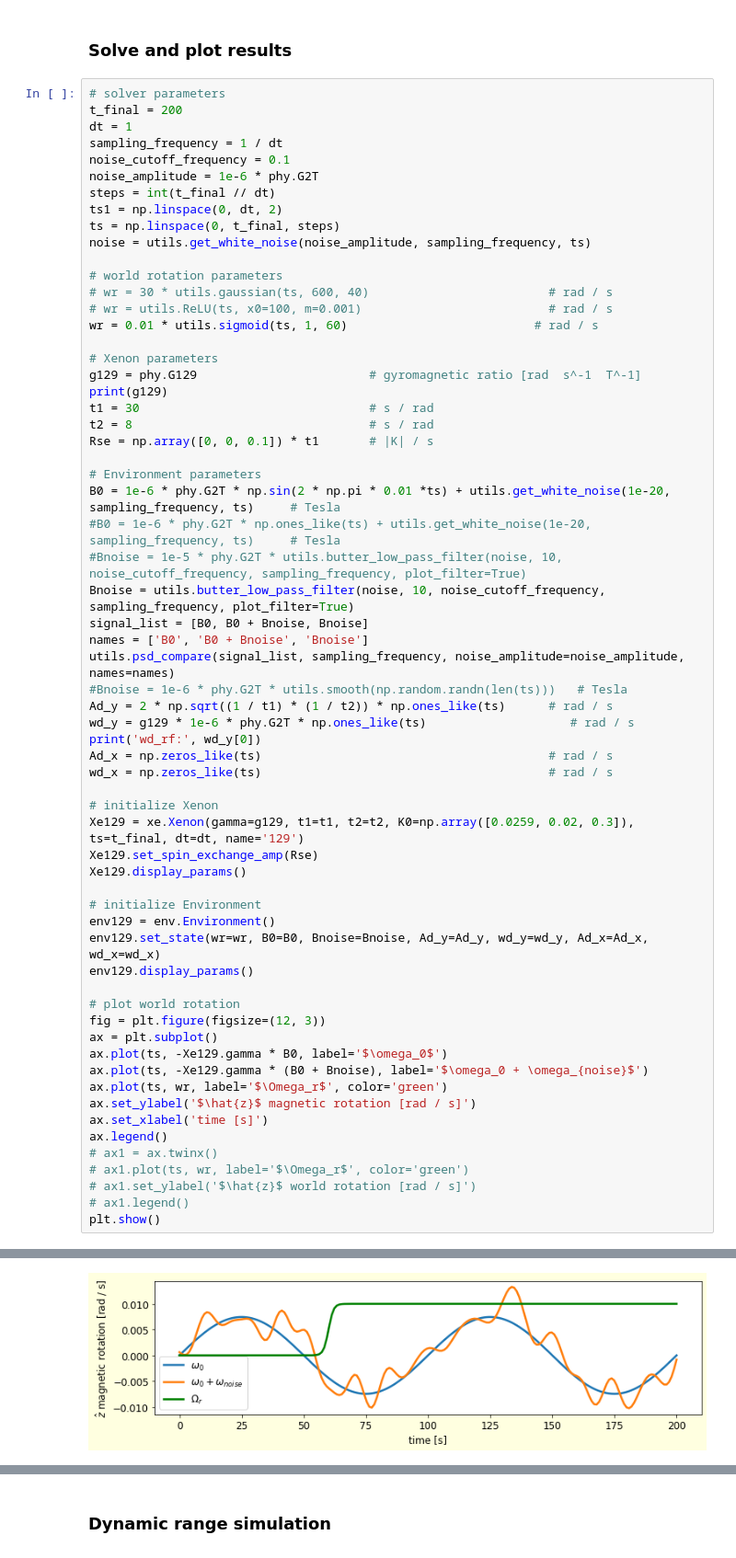
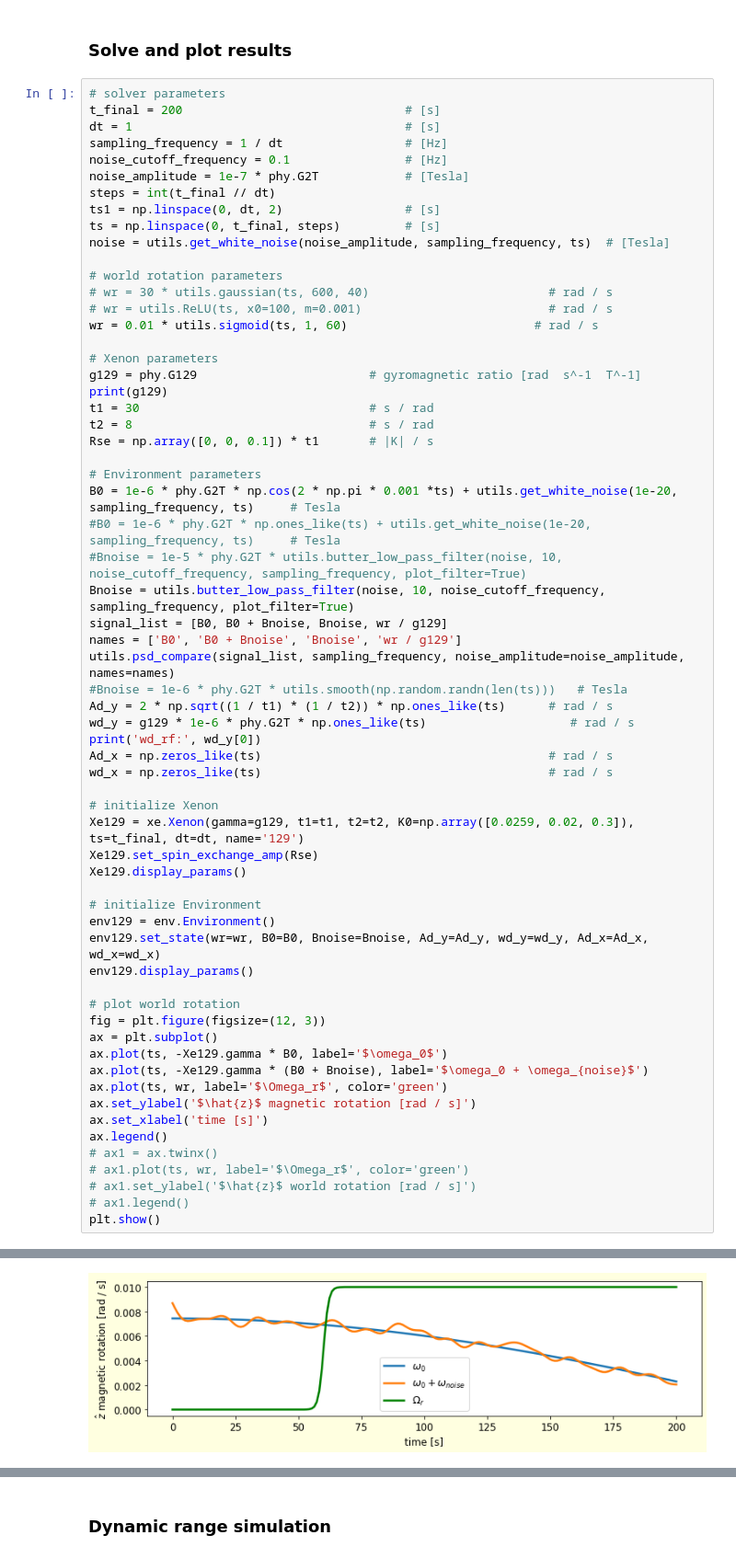
Before and after one commit to RoyElkabetz/NMR-gyroscope, a Jupyter notebook: src/single_specie_experiment.ipynb, the cells around one changed output, grey strips where cells are left out. Shown at 92% size. Cells and saved outputs as stored; diff of their text form.

```diff
--- a/src/single_specie_experiment.ipynb
+++ b/src/single_specie_experiment.ipynb
@@ -249,15 +249,15 @@ In this simulation we generate magnetic noise and ignore the effective magnetic
 ### Solve and plot results
 # %%
 # solver parameters
-t_final = 200
-dt = 1
-sampling_frequency = 1 / dt
-noise_cutoff_frequency = 0.1
-noise_amplitude = 1e-6 * phy.G2T
+t_final = 200                               # [s]
+dt = 1                                      # [s]
+sampling_frequency = 1 / dt                 # [Hz]
+noise_cutoff_frequency = 0.1                # [Hz]
+noise_amplitude = 1e-7 * phy.G2T            # [Tesla]
 steps = int(t_final // dt)
-ts1 = np.linspace(0, dt, 2)
-ts = np.linspace(0, t_final, steps)
-noise = utils.get_white_noise(noise_amplitude, sampling_frequency, ts)
+ts1 = np.linspace(0, dt, 2)                 # [s]
+ts = np.linspace(0, t_final, steps)         # [s]
+noise = utils.get_white_noise(noise_amplitude, sampling_frequency, ts)  # [Tesla]
 
 # world rotation parameters
 # wr = 30 * utils.gaussian(ts, 600, 40)                         # rad / s
@@ -272,12 +272,12 @@ t2 = 8                                 # s / rad
 Rse = np.array([0, 0, 0.1]) * t1       # |K| / s
 
 # Environment parameters
-B0 = 1e-6 * phy.G2T * np.sin(2 * np.pi * 0.01 *ts) + utils.get_white_noise(1e-20, sampling_frequency, ts)     # Tesla
+B0 = 1e-6 * phy.G2T * np.cos(2 * np.pi * 0.001 *ts) + utils.get_white_noise(1e-20, sampling_frequency, ts)     # Tesla
 #B0 = 1e-6 * phy.G2T * np.ones_like(ts) + utils.get_white_noise(1e-20, sampling_frequency, ts)     # Tesla
 #Bnoise = 1e-5 * phy.G2T * utils.butter_low_pass_filter(noise, 10, noise_cutoff_frequency, sampling_frequency, plot_filter=True)
 Bnoise = utils.butter_low_pass_filter(noise, 10, noise_cutoff_frequency, sampling_frequency, plot_filter=True)
-signal_list = [B0, B0 + Bnoise, Bnoise]
-names = ['B0', 'B0 + Bnoise', 'Bnoise']
+signal_list = [B0, B0 + Bnoise, Bnoise, wr / g129]
+names = ['B0', 'B0 + Bnoise', 'Bnoise', 'wr / g129']
 utils.psd_compare(signal_list, sampling_frequency, noise_amplitude=noise_amplitude, names=names)
 #Bnoise = 1e-6 * phy.G2T * utils.smooth(np.random.randn(len(ts)))   # Tesla
 Ad_y = 2 * np.sqrt((1 / t1) * (1 / t2)) * np.ones_like(ts)      # rad / s
@@ -317,21 +317,21 @@ plt.show()
 wd_rf: -0.00744069
 ===================================================================
 | Xenon 129:
 | ----------
 | gyromagnetic ratio:     -74406900.0
 | T1:                     30
 | T2:                     8
 | K0:                     [0.0259 0.02   0.3   ]
 | Kt:                     [0. 0. 0.]
 | K steady:               [0. 0. 0.]
 ===================================================================
 ===================================================================
 ... (6 lines left out)
 | ωd_y:                   -0.00744069
 | Ωd_y:                   0.12909944487358055
 | Ωr:                     8.75651076269652e-29
 ===================================================================
-[figure, old version]
+[figure, new version]
 # %%
 # run solver and save dynamics
 Xe129.solve_dynamics(env129)
```
Also changed, not shown: parts of 2 cells of this notebook.
